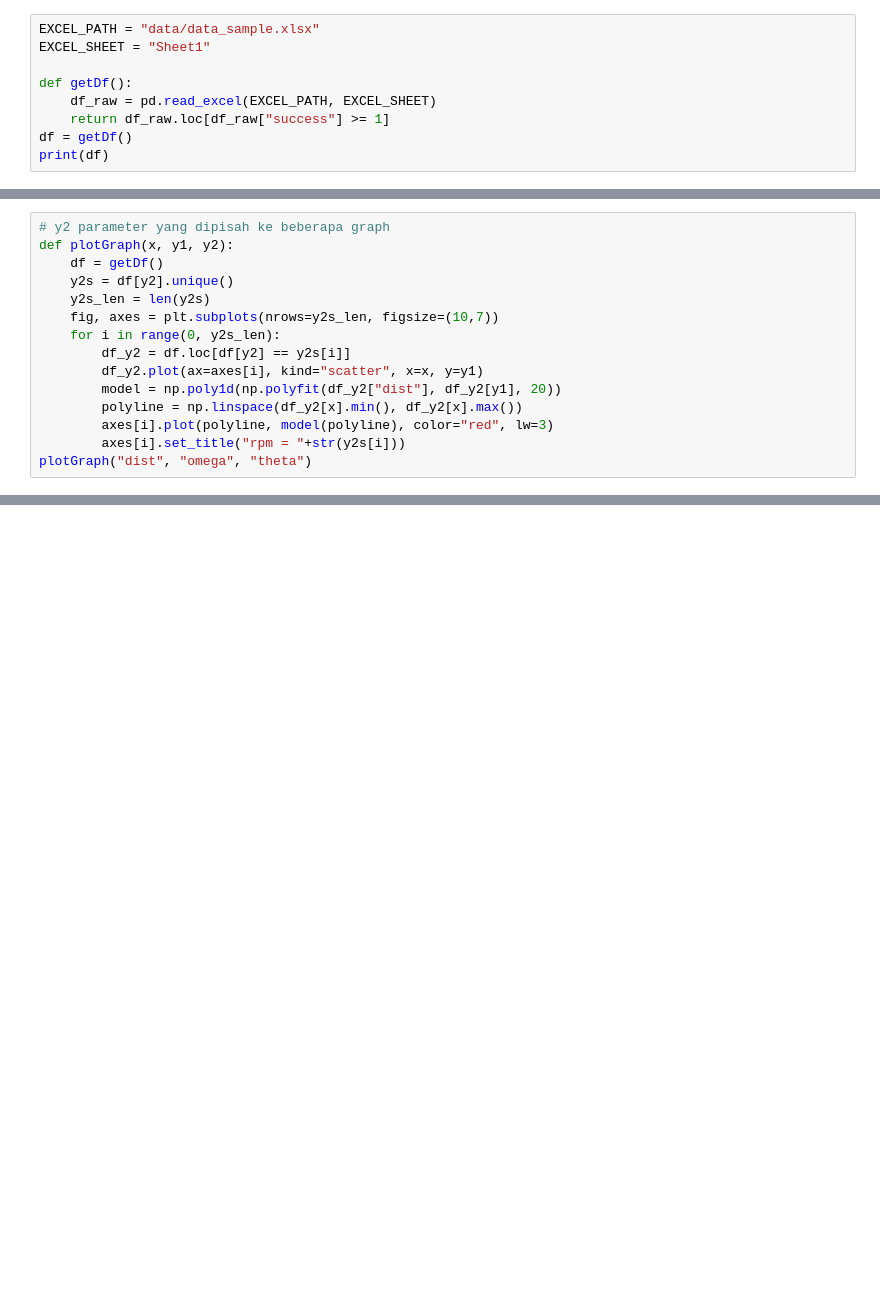
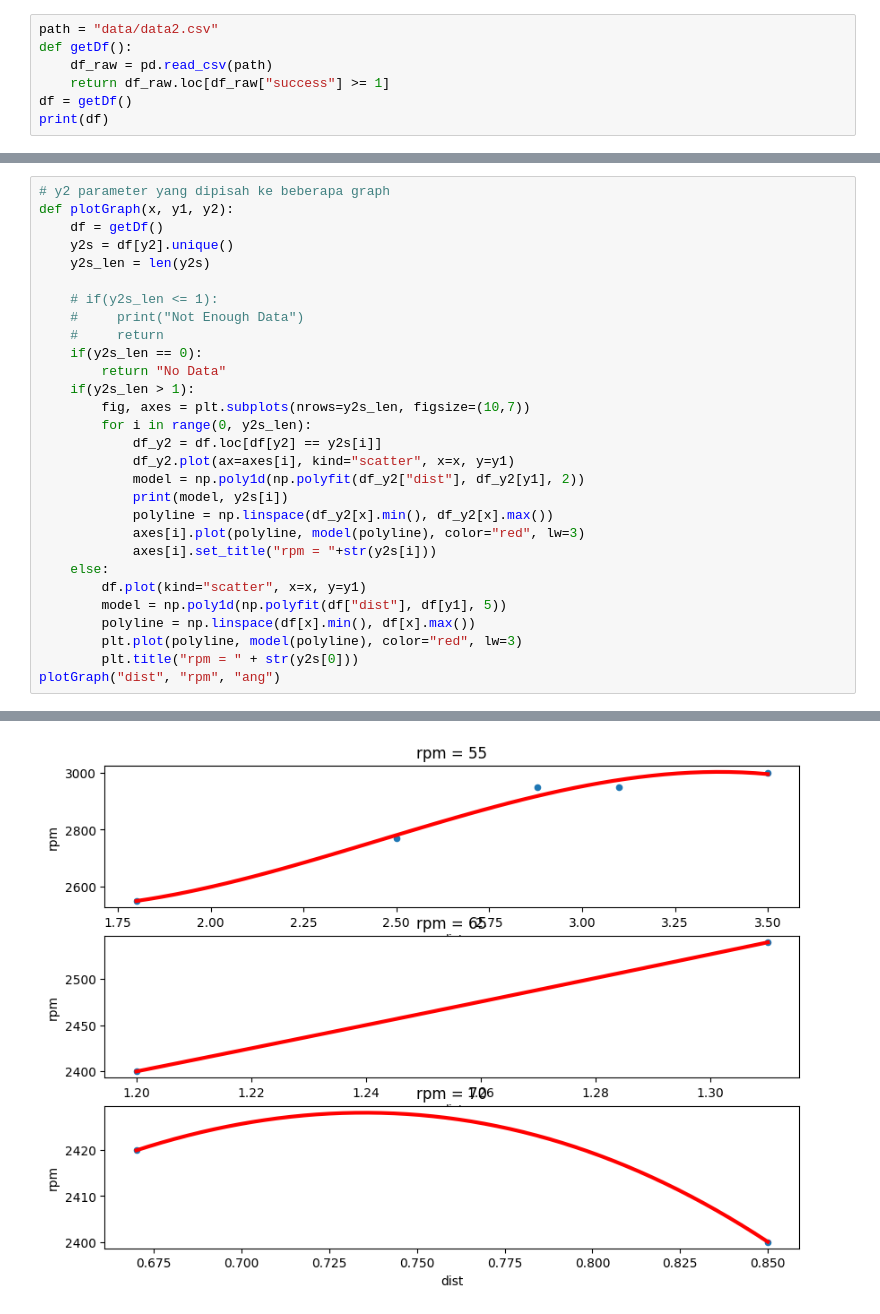
Before and after one commit to goldwinsonick/PEDIP-Training, a Jupyter notebook: PDIPDataAnalyzer.ipynb, the cells around one changed output, grey strips where cells are left out. Drawn from its saved outputs; the diff is of its cells as text; blank space fills up the shorter version.

```diff
--- a/PDIPDataAnalyzer.ipynb
+++ b/PDIPDataAnalyzer.ipynb
@@ -6,11 +7,9 @@ import matplotlib.pyplot as plt
 import random
 import time
 # %%
-EXCEL_PATH = "data/data_sample.xlsx"
-EXCEL_SHEET = "Sheet1"
-
+path = "data/data2.csv"
 def getDf():
-    df_raw = pd.read_excel(EXCEL_PATH, EXCEL_SHEET)
+    df_raw = pd.read_csv(path)
     return df_raw.loc[df_raw["success"] >= 1]
 df = getDf()
 print(df)
@@ -33,12 +30,27 @@ def plotGraph(x, y1, y2):
     df = getDf()
     y2s = df[y2].unique()
     y2s_len = len(y2s)
-    fig, axes = plt.subplots(nrows=y2s_len, figsize=(10,7))
-    for i in range(0, y2s_len):
-        df_y2 = df.loc[df[y2] == y2s[i]]
-        df_y2.plot(ax=axes[i], kind="scatter", x=x, y=y1)
-        model = np.poly1d(np.polyfit(df_y2["dist"], df_y2[y1], 20))
-        polyline = np.linspace(df_y2[x].min(), df_y2[x].max())
-        axes[i].plot(polyline, model(polyline), color="red", lw=3)
-        axes[i].set_title("rpm = "+str(y2s[i]))
-plotGraph("dist", "omega", "theta")
+
+    # if(y2s_len <= 1):
+    #     print("Not Enough Data")
+    #     return
+    if(y2s_len == 0):
+        return "No Data"
+    if(y2s_len > 1):
+        fig, axes = plt.subplots(nrows=y2s_len, figsize=(10,7))
+        for i in range(0, y2s_len):
+            df_y2 = df.loc[df[y2] == y2s[i]]
+            df_y2.plot(ax=axes[i], kind="scatter", x=x, y=y1)
+            model = np.poly1d(np.polyfit(df_y2["dist"], df_y2[y1], 2))
+            print(model, y2s[i])
+            polyline = np.linspace(df_y2[x].min(), df_y2[x].max())
+            axes[i].plot(polyline, model(polyline), color="red", lw=3)
+            axes[i].set_title("rpm = "+str(y2s[i]))
+    else:
+        df.plot(kind="scatter", x=x, y=y1)
+        model = np.poly1d(np.polyfit(df["dist"], df[y1], 5))
+        polyline = np.linspace(df[x].min(), df[x].max())
+        plt.plot(polyline, model(polyline), color="red", lw=3)
+        plt.title("rpm = " + str(y2s[0]))
+plotGraph("dist", "rpm", "ang")
+# %% [output]
@@ -44,0 +63 @@ plotGraph("dist", "omega", "theta")
+[figure, added]
```
Also changed, not shown: parts of 6 cells of this notebook, 7 other files.
